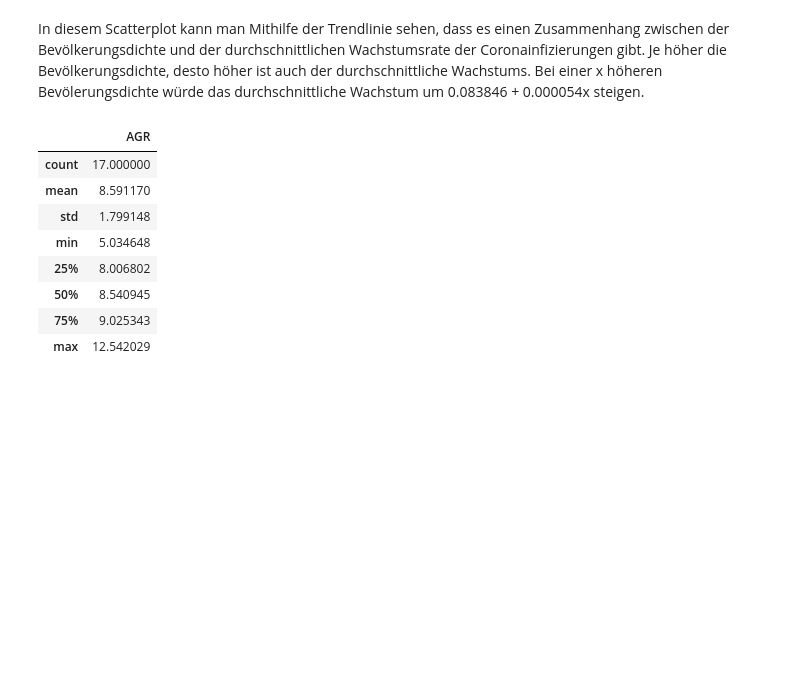
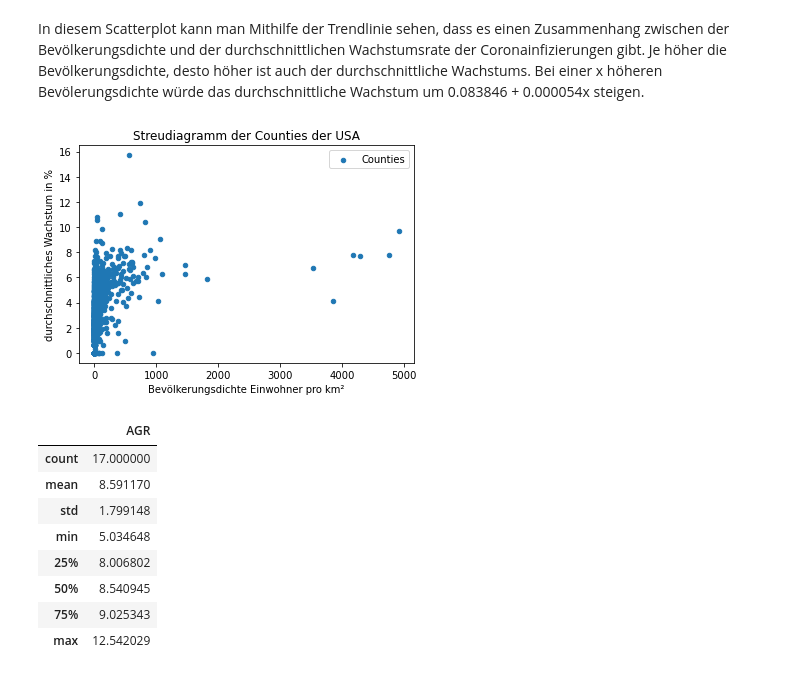
Before and after one commit to Jubo30/Data-Science-Project, a Jupyter notebook: Data_Science_Analyse.ipynb, the cells around one changed output. Drawn from its saved outputs; the diff is of its cells as text; code cells hidden in the pictures; blank space fills up the shorter version.

```diff
--- a/Data_Science_Analyse.ipynb
+++ b/Data_Science_Analyse.ipynb
@@ -180,6 +180,20 @@ Dichte       0.005444
 dtype: float64
 # %% [markdown]
 In diesem Scatterplot kann man Mithilfe der Trendlinie sehen, dass es einen Zusammenhang zwischen der Bevölkerungsdichte und der durchschnittlichen Wachstumsrate der Coronainfizierungen gibt. Je höher die Bevölkerungsdichte, desto höher ist auch der durchschnittliche Wachstums. Bei einer x höheren Bevölerungsdichte würde das durchschnittliche Wachstum um 0.083846 + 0.000054x steigen.
+# %%
+ax = plt.gca()
+
+#Hiermit lösche ich die 2 am meisten Bevölkerten Counties, da man sie als Außreißer sehen kann
+for j in range(2):
+    idx = DFCounty['Density'].idxmax()
+    DFCounty = DFCounty.drop(idx)
+
+DFCounty.plot(kind='scatter', x = 'Density', y= 'AGR', ax=ax, label="Counties")
+ax.set_title('Streudiagramm der Counties der USA')
+ax.set_ylabel('durchschnittliches Wachstum in %')
+_=ax.set_xlabel('Bevölkerungsdichte Einwohner pro km²')
+# %% [output]
+[figure, added]
 # %%
 durchwachstumfnl.describe()
 # %% [output]
```
Also changed, not shown: parts of 6 cells of this notebook, 1 other file.
